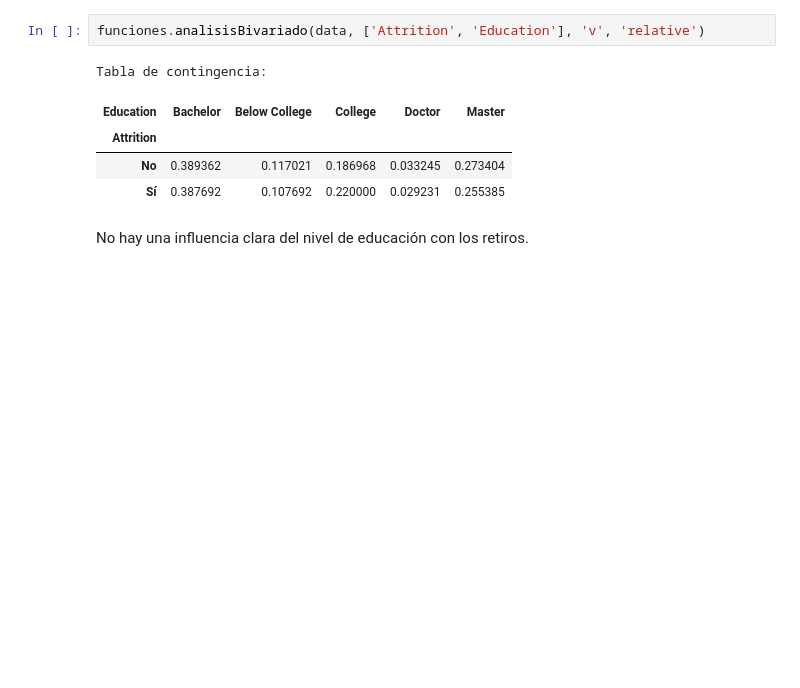
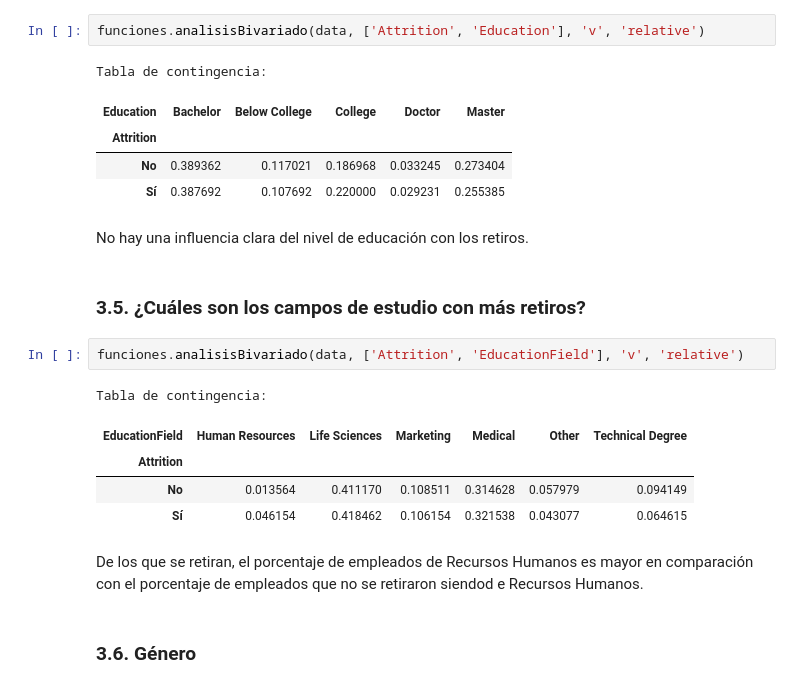
Before and after one commit to AlexanderBedoyaC/prediccion_abandono_empleo, a Jupyter notebook: c. Alex - Análisis Exploratorio.ipynb, the cells around one changed output. Drawn from its saved outputs; the diff is of its cells as text; blank space fills up the shorter version.

```diff
--- a/c. Alex - Análisis Exploratorio.ipynb
+++ b/c. Alex - Análisis Exploratorio.ipynb
@@ -90,3 +90,17 @@ Tabla de contingencia:
 | Sí | 0.387692 | 0.107692 | 0.220000 | 0.029231 | 0.255385 |
 # %% [markdown]
 No hay una influencia clara del nivel de educación con los retiros.
+# %% [markdown]
+### 3.5. ¿Cuáles son los campos de estudio con más retiros?
+# %%
+funciones.analisisBivariado(data, ['Attrition', 'EducationField'], 'v', 'relative')
+# %% [output]
+Tabla de contingencia:
+| EducationField | Human Resources | Life Sciences | Marketing | Medical | Other | Technical Degree |
+| Attrition |  |  |  |  |  |  |
+| No | 0.013564 | 0.411170 | 0.108511 | 0.314628 | 0.057979 | 0.094149 |
+| Sí | 0.046154 | 0.418462 | 0.106154 | 0.321538 | 0.043077 | 0.064615 |
+# %% [markdown]
+De los que se retiran, el porcentaje de empleados de Recursos Humanos es mayor en comparación con el porcentaje de empleados que no se retiraron siendod e Recursos Humanos.
+# %% [markdown]
+### 3.6. Género
```
Also changed, not shown: parts of 19 cells of this notebook.
